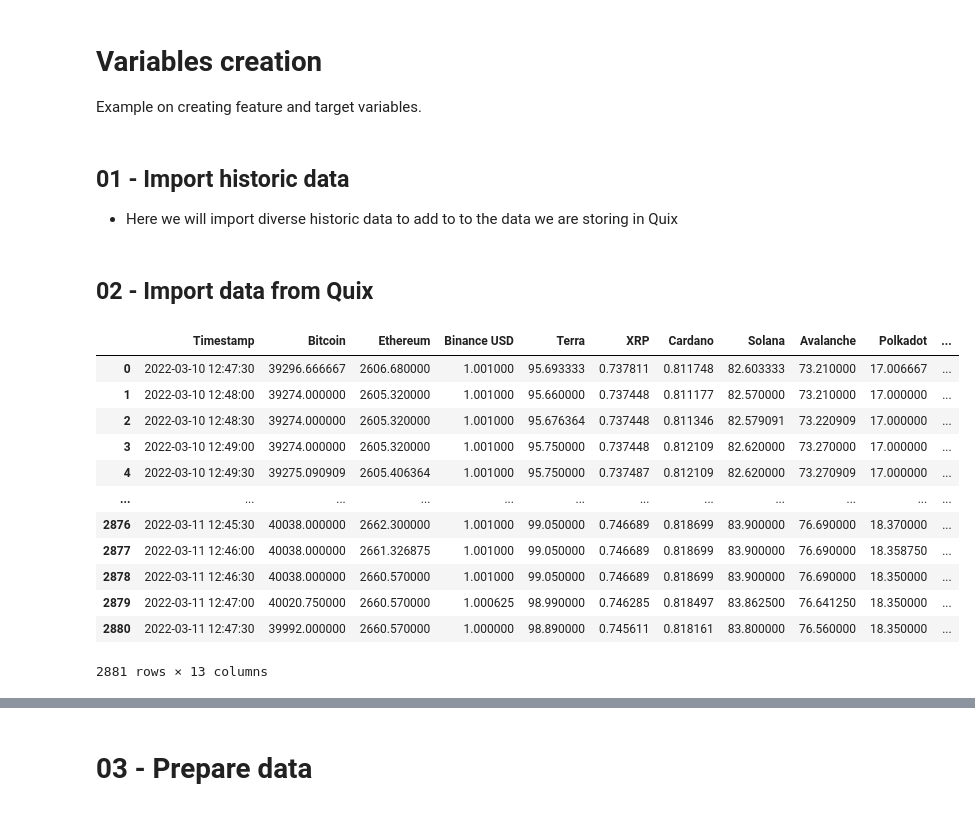
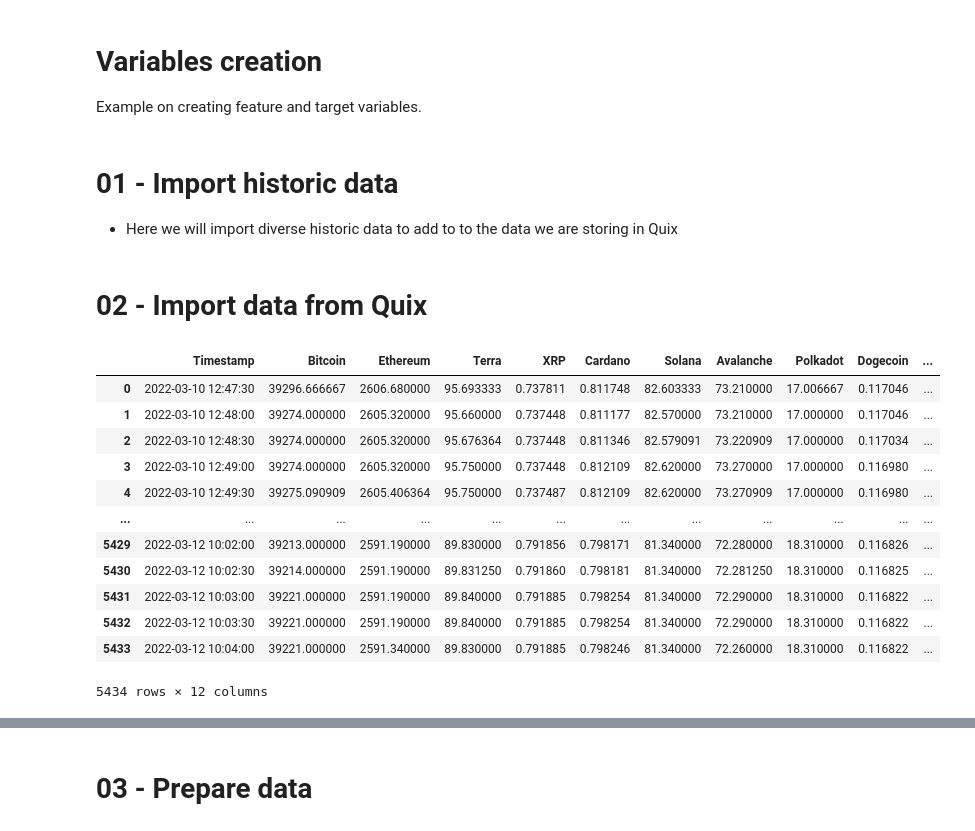
Before and after one commit to JotaBlanco/CryptoAlgoTrading, a Jupyter notebook: 02 - Features And Targets/00_Example_Variables_Creation.ipynb, the cells around one changed output, grey strips where cells are left out. Drawn from its saved outputs; the diff is of its cells as text; code cells hidden in the pictures.

```diff
--- a/02 - Features And Targets/00_Example_Variables_Creation.ipynb
+++ b/02 - Features And Targets/00_Example_Variables_Creation.ipynb
@@ -12,7 +13,7 @@ sns.set()
 # %% [markdown]
-## 01 - Import historic data
+# 01 - Import historic data
 
 - Here we will import diverse historic data to add to to the data we are storing in Quix
 # %% [markdown]
-## 02 - Import data from Quix
+# 02 - Import data from Quix
 # %%
@@ -27,7 +28,6 @@ head = {'Authorization': 'Bearer {}'.format(token), 'Accept': "application/csv"}
 payload = {
     'groupByTime': {'timeBucketDuration': 30000000000,'interpolationType': 'None'},
     'from': 1646916451092827000,
-    'to': 1647002851092827000,
     'numericParameters': [
         {
             'parameterName': 'Bitcoin_current_price',
@@ -35,10 +35,6 @@ payload = {
         },
         {
             'parameterName': 'Ethereum_current_price',
-            'aggregationType': 'Mean'
-        },
-        {
-            'parameterName': 'Binance USD_current_price',
             'aggregationType': 'Mean'
         },
         {
@@ -71,46 +67,46 @@ payload = {
         },
         {
             'parameterName': 'Shiba Inu_current_price',
             'aggregationType': 'Mean'
         },
         {
             'parameterName': 'Polygon_current_price',
             'aggregationType': 'Mean'
         }
     ],
     'stringParameters': [],
     'streamIds': [
         '50526ce7-7ee0-4f02-983b-4aa585921d15'
     ],
     'tagFilters': [],
     'eventIds': [],
     'aggregation': {
         'aggregationType': 'First',
         'interpolationType': 'None',
         'interval': 30000000000
     }
 }
 
 response = requests.post(url, headers=head, json=payload)
 
 df = pd.read_csv(io.StringIO(response.content.decode('utf-8')))
 df['Timestamp'] = [pd.to_datetime(ti) for ti in df['Timestamp']]
 df.columns = ['Timestamp'] + [text_i[5:-1].split("_")[0] for text_i in df.columns[1:]]
 df
 # %% [output]
-|  | Timestamp | Bitcoin | Ethereum | Binance USD | Terra | XRP | Cardano | Solana | Avalanche | Polkadot | ... |
-| 0 | 2022-03-10 12:47:30 | 39296.666667 | 2606.680000 | 1.001000 | 95.693333 | 0.737811 | 0.811748 | 82.603333 | 73.210000 | 17.006667 | ... |
-| 1 | 2022-03-10 12:48:00 | 39274.000000 | 2605.320000 | 1.001000 | 95.660000 | 0.737448 | 0.811177 | 82.570000 | 73.210000 | 17.000000 | ... |
-| 2 | 2022-03-10 12:48:30 | 39274.000000 | 2605.320000 | 1.001000 | 95.676364 | 0.737448 | 0.811346 | 82.579091 | 73.220909 | 17.000000 | ... |
-| 3 | 2022-03-10 12:49:00 | 39274.000000 | 2605.320000 | 1.001000 | 95.750000 | 0.737448 | 0.812109 | 82.620000 | 73.270000 | 17.000000 | ... |
-| 4 | 2022-03-10 12:49:30 | 39275.090909 | 2605.406364 | 1.001000 | 95.750000 | 0.737487 | 0.812109 | 82.620000 | 73.270909 | 17.000000 | ... |
+|  | Timestamp | Bitcoin | Ethereum | Terra | XRP | Cardano | Solana | Avalanche | Polkadot | Dogecoin | ... |
+| 0 | 2022-03-10 12:47:30 | 39296.666667 | 2606.680000 | 95.693333 | 0.737811 | 0.811748 | 82.603333 | 73.210000 | 17.006667 | 0.117046 | ... |
+| 1 | 2022-03-10 12:48:00 | 39274.000000 | 2605.320000 | 95.660000 | 0.737448 | 0.811177 | 82.570000 | 73.210000 | 17.000000 | 0.117046 | ... |
+| 2 | 2022-03-10 12:48:30 | 39274.000000 | 2605.320000 | 95.676364 | 0.737448 | 0.811346 | 82.579091 | 73.220909 | 17.000000 | 0.117034 | ... |
+| 3 | 2022-03-10 12:49:00 | 39274.000000 | 2605.320000 | 95.750000 | 0.737448 | 0.812109 | 82.620000 | 73.270000 | 17.000000 | 0.116980 | ... |
+| 4 | 2022-03-10 12:49:30 | 39275.090909 | 2605.406364 | 95.750000 | 0.737487 | 0.812109 | 82.620000 | 73.270909 | 17.000000 | 0.116980 | ... |
 | ... | ... | ... | ... | ... | ... | ... | ... | ... | ... | ... | ... |
-| 2876 | 2022-03-11 12:45:30 | 40038.000000 | 2662.300000 | 1.001000 | 99.050000 | 0.746689 | 0.818699 | 83.900000 | 76.690000 | 18.370000 | ... |
-| 2877 | 2022-03-11 12:46:00 | 40038.000000 | 2661.326875 | 1.001000 | 99.050000 | 0.746689 | 0.818699 | 83.900000 | 76.690000 | 18.358750 | ... |
-| 2878 | 2022-03-11 12:46:30 | 40038.000000 | 2660.570000 | 1.001000 | 99.050000 | 0.746689 | 0.818699 | 83.900000 | 76.690000 | 18.350000 | ... |
-| 2879 | 2022-03-11 12:47:00 | 40020.750000 | 2660.570000 | 1.000625 | 98.990000 | 0.746285 | 0.818497 | 83.862500 | 76.641250 | 18.350000 | ... |
-| 2880 | 2022-03-11 12:47:30 | 39992.000000 | 2660.570000 | 1.000000 | 98.890000 | 0.745611 | 0.818161 | 83.800000 | 76.560000 | 18.350000 | ... |
+| 5429 | 2022-03-12 10:02:00 | 39213.000000 | 2591.190000 | 89.830000 | 0.791856 | 0.798171 | 81.340000 | 72.280000 | 18.310000 | 0.116826 | ... |
+| 5430 | 2022-03-12 10:02:30 | 39214.000000 | 2591.190000 | 89.831250 | 0.791860 | 0.798181 | 81.340000 | 72.281250 | 18.310000 | 0.116825 | ... |
+| 5431 | 2022-03-12 10:03:00 | 39221.000000 | 2591.190000 | 89.840000 | 0.791885 | 0.798254 | 81.340000 | 72.290000 | 18.310000 | 0.116822 | ... |
+| 5432 | 2022-03-12 10:03:30 | 39221.000000 | 2591.190000 | 89.840000 | 0.791885 | 0.798254 | 81.340000 | 72.290000 | 18.310000 | 0.116822 | ... |
+| 5433 | 2022-03-12 10:04:00 | 39221.000000 | 2591.340000 | 89.830000 | 0.791885 | 0.798246 | 81.340000 | 72.260000 | 18.310000 | 0.116822 | ... |
-2881 rows × 13 columns
+5434 rows × 12 columns
 # %%
 plt.plot(df['Timestamp'], df['Bitcoin'])
 plt.show()
```
Also changed, not shown: parts of 25 cells of this notebook.
